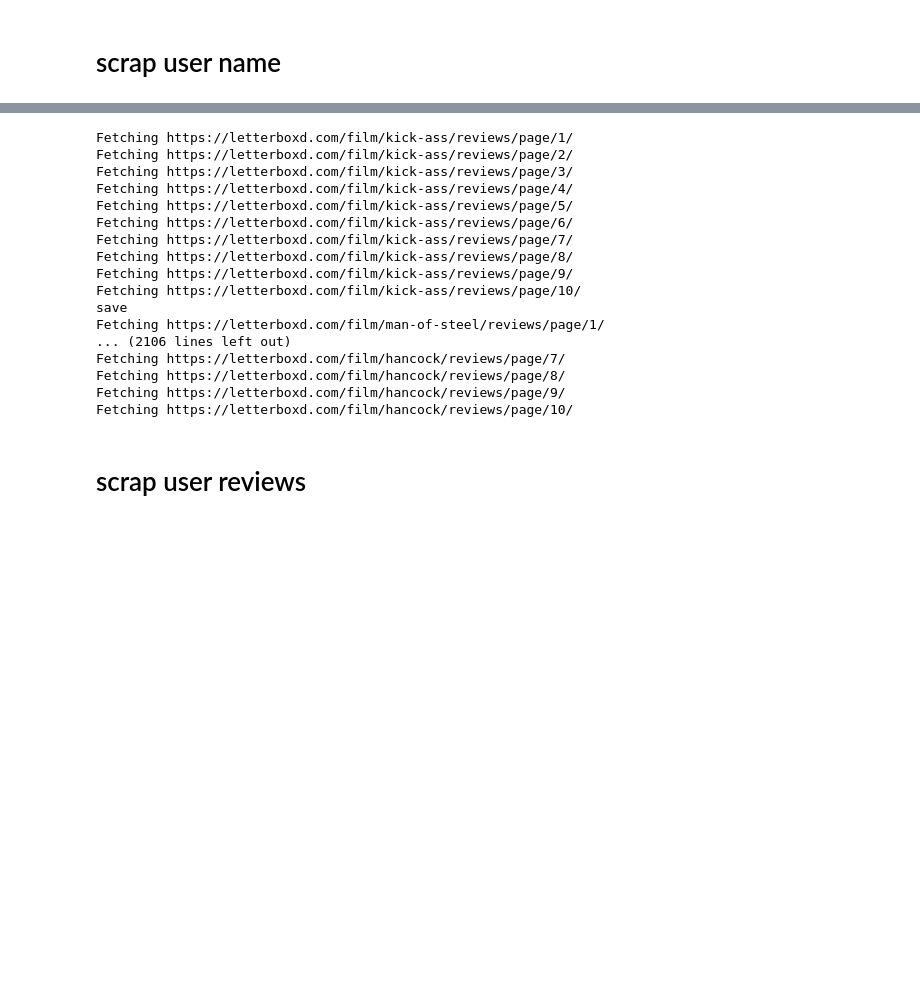
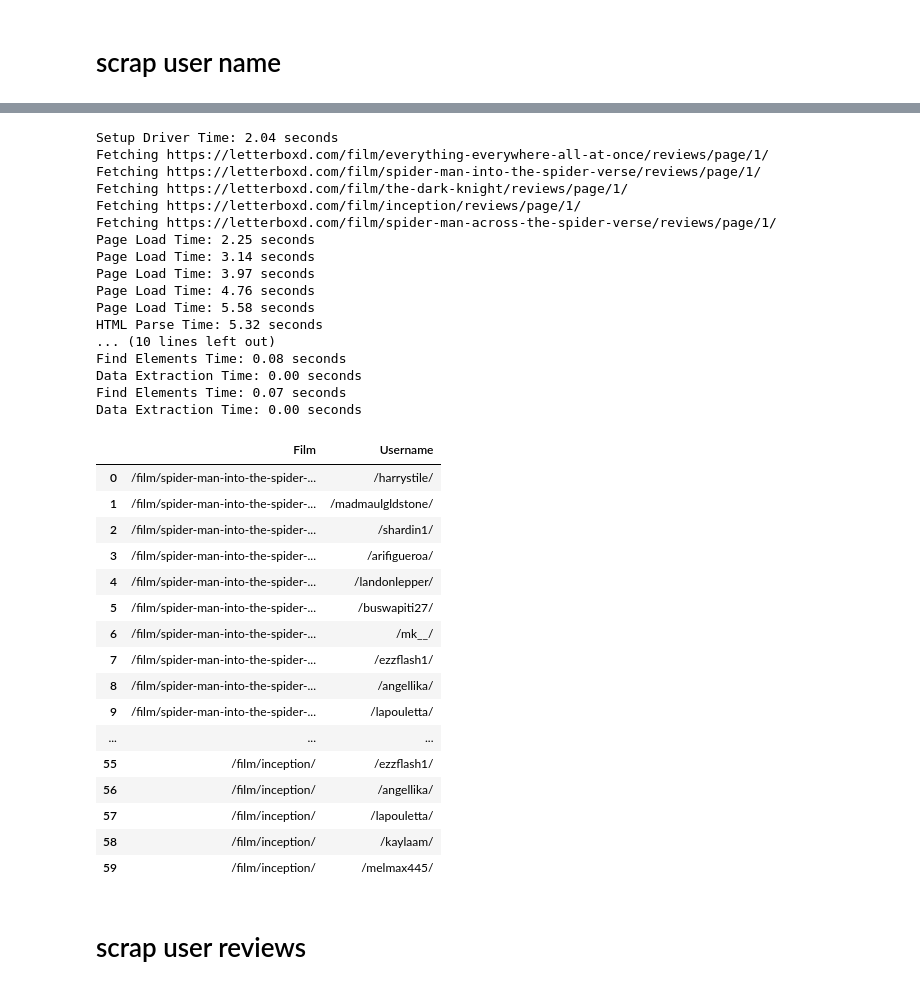
Before and after one commit to LishuangDeng/Recommandation_Systems, a Jupyter notebook: Data_scraping.ipynb, the cells around one changed output, grey strips where cells are left out. Cells and saved outputs as stored; diff of their text form; code cells hidden in the pictures; blank space fills up the shorter version.

```diff
--- a/Data_scraping.ipynb
+++ b/Data_scraping.ipynb
@@ -142,0 +164,4 @@ film.head()
+# %%
+# Randomly select 10,000 rows
+film = film.sample(n=10000, random_state=1)  # random_state is optional but ensures reproducibility
+film
@@ -210,38 +260,0 @@ film["Film Link"][2]
-# %%
-import pandas as pd
-
-user_name_df = pd.read_csv(f"{my_folder}usernames.csv")
-
-# Loop through the films to scrape usernames
-for i in range(150, 3000):
-    df = scrap_usernames(film["Film Link"][i], 10)
-    user_name_df = pd.concat([user_name_df, df], ignore_index=True)
-    print(i,"id of movie ")
-
-    # Save the CSV file after every 5 films processed
-    if (i % 5 == 0):
-        user_name_df.to_csv(f"{my_folder}usernames.csv", index=False)
-        print("save")
-        user_name_df = pd.read_csv(f"{my_folder}usernames.csv")
-
-# Final save after the loop completes
-user_name_df.to_csv(f"{my_folder}usernames.csv", index=False)
-print("Final save")
-# %% [output]
-Fetching https://letterboxd.com/film/kick-ass/reviews/page/1/
-Fetching https://letterboxd.com/film/kick-ass/reviews/page/2/
-Fetching https://letterboxd.com/film/kick-ass/reviews/page/3/
-Fetching https://letterboxd.com/film/kick-ass/reviews/page/4/
-Fetching https://letterboxd.com/film/kick-ass/reviews/page/5/
-Fetching https://letterboxd.com/film/kick-ass/reviews/page/6/
-Fetching https://letterboxd.com/film/kick-ass/reviews/page/7/
-Fetching https://letterboxd.com/film/kick-ass/reviews/page/8/
-Fetching https://letterboxd.com/film/kick-ass/reviews/page/9/
-Fetching https://letterboxd.com/film/kick-ass/reviews/page/10/
-save
-Fetching https://letterboxd.com/film/man-of-steel/reviews/page/1/
-... (2106 lines left out)
-Fetching https://letterboxd.com/film/hancock/reviews/page/7/
-Fetching https://letterboxd.com/film/hancock/reviews/page/8/
-Fetching https://letterboxd.com/film/hancock/reviews/page/9/
-Fetching https://letterboxd.com/film/hancock/reviews/page/10/
@@ -248,3 +263,41 @@ Fetching https://letterboxd.com/film/hancock/reviews/page/10/
+# %%
+df_user = scrap_multiple_usernames(film)
+df_user.head()
+# %% [output]
+Setup Driver Time: 2.04 seconds
+Fetching https://letterboxd.com/film/everything-everywhere-all-at-once/reviews/page/1/
+Fetching https://letterboxd.com/film/spider-man-into-the-spider-verse/reviews/page/1/
+Fetching https://letterboxd.com/film/the-dark-knight/reviews/page/1/
+Fetching https://letterboxd.com/film/inception/reviews/page/1/
+Fetching https://letterboxd.com/film/spider-man-across-the-spider-verse/reviews/page/1/
+Page Load Time: 2.25 seconds
+Page Load Time: 3.14 seconds
+Page Load Time: 3.97 seconds
+Page Load Time: 4.76 seconds
+Page Load Time: 5.58 seconds
+HTML Parse Time: 5.32 seconds
+... (10 lines left out)
+Find Elements Time: 0.08 seconds
+Data Extraction Time: 0.00 seconds
+Find Elements Time: 0.07 seconds
+Data Extraction Time: 0.00 seconds
+|  | Film | Username |
+| 0 | /film/spider-man-into-the-spider-... | /harrystile/ |
+| 1 | /film/spider-man-into-the-spider-... | /madmaulgldstone/ |
+| 2 | /film/spider-man-into-the-spider-... | /shardin1/ |
+| 3 | /film/spider-man-into-the-spider-... | /arifigueroa/ |
+| 4 | /film/spider-man-into-the-spider-... | /landonlepper/ |
+| 5 | /film/spider-man-into-the-spider-... | /buswapiti27/ |
+| 6 | /film/spider-man-into-the-spider-... | /mk__/ |
+| 7 | /film/spider-man-into-the-spider-... | /ezzflash1/ |
+| 8 | /film/spider-man-into-the-spider-... | /angellika/ |
+| 9 | /film/spider-man-into-the-spider-... | /lapouletta/ |
+| ... | ... | ... |
+| 55 | /film/inception/ | /ezzflash1/ |
+| 56 | /film/inception/ | /angellika/ |
+| 57 | /film/inception/ | /lapouletta/ |
+| 58 | /film/inception/ | /kaylaam/ |
+| 59 | /film/inception/ | /melmax445/ |
 # %% [markdown]
 # scrap user reviews
 # %%
```
Also changed, not shown: parts of 17 cells of this notebook.
